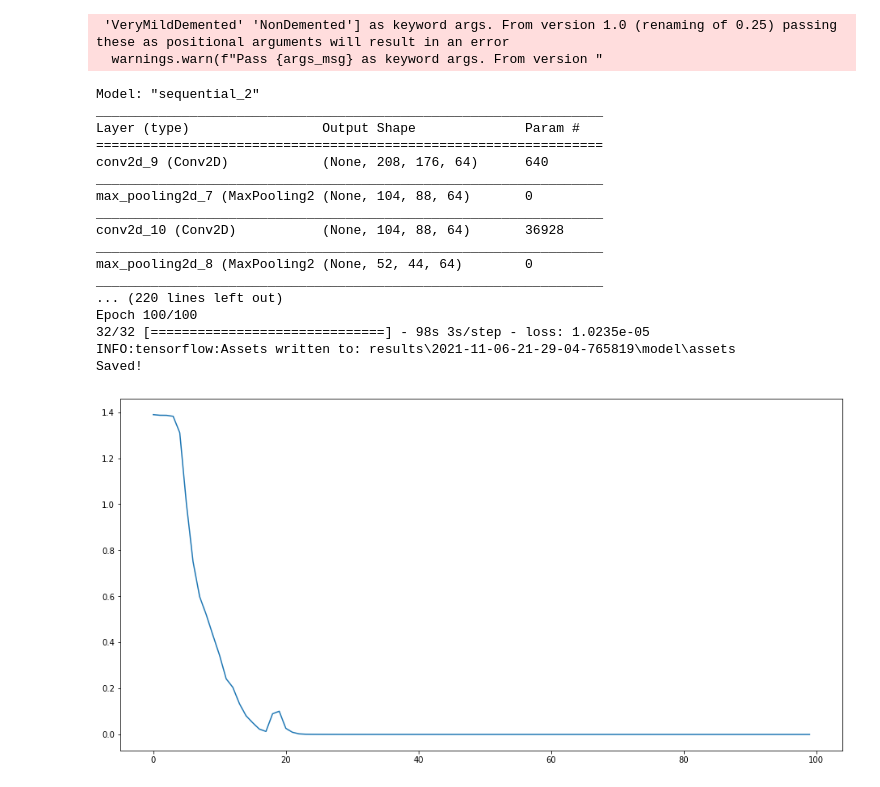
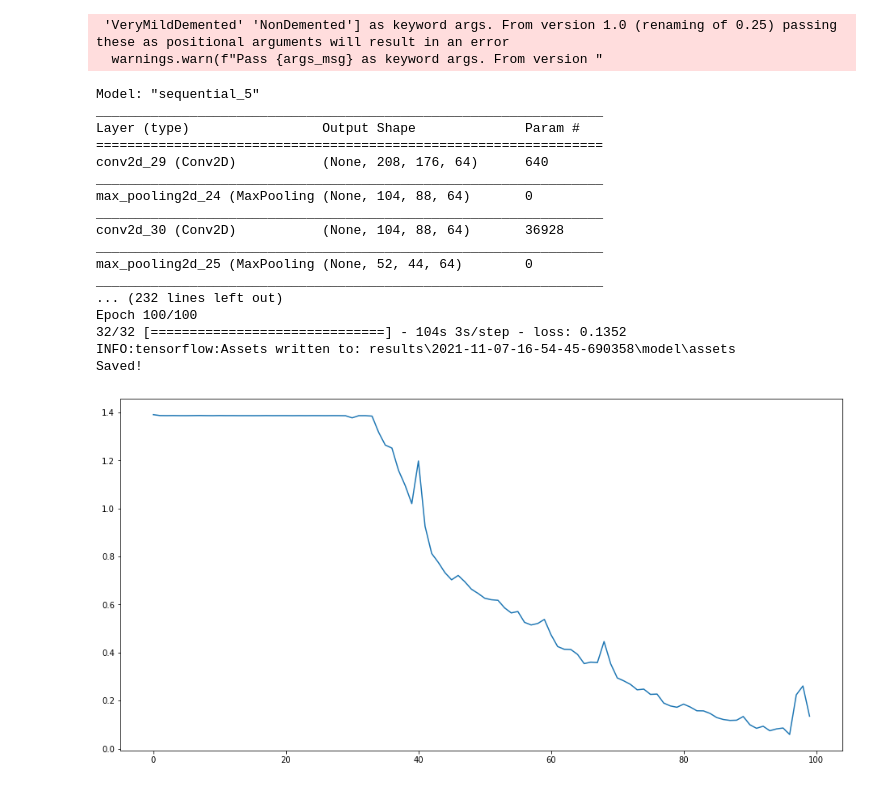
Before and after one commit to ishibeissao/alzheimer, a Jupyter notebook: alzheimer.ipynb, the cells around one changed output. Cells and saved outputs as stored; diff of their text form; code cells hidden in the pictures.

Commit message:
Adding more layers to test

```diff
--- a/alzheimer.ipynb
+++ b/alzheimer.ipynb
@@ -219,13 +219,25 @@ def get_class_weight(classes, y):
     class_weight = compute_class_weight('balanced', classes,  y)
     return dict(zip(range(len(classes)),class_weight))
 # %%
-def run_cnn(input_shape, classes, class_weight, verbose = 1):
+def run_cnn(x , y, input_shape, classes, class_weight, verbose = 1):
     model = keras.Sequential()
     model.add(keras.layers.Conv2D(64, kernel_size=(3,3), strides=(1,1), padding='same', activation='relu', input_shape=input_shape))
     model.add(keras.layers.MaxPooling2D(pool_size=(2,2), strides=(2,2)))
     model.add(keras.layers.Conv2D(64, kernel_size=(3,3), strides=(1,1), padding='same', activation='relu'))
     model.add(keras.layers.MaxPooling2D(pool_size=(2,2), strides=(2,2)))
-    model.add(keras.layers.Conv2D(64, kernel_size=(3,3), strides=(1,1),  padding='same', activation='relu'))
+    model.add(keras.layers.Conv2D(64, kernel_size=(3,3), strides=(1,1),  padding='same', activation='relu')) # 0.03895168378949165 classweigh
+    model.add(keras.layers.MaxPooling2D(pool_size=(2,2), strides=(2,2)))
+    model.add(keras.layers.Conv2D(64, kernel_size=(3,3), strides=(1,1),  padding='same', activation='relu')) # 0.21171635389328003
+    model.add(keras.layers.MaxPooling2D(pool_size=(2,2), strides=(2,2)))
+    model.add(keras.layers.Conv2D(64, kernel_size=(3,3), strides=(1,1),  padding='same', activation='relu')) # 0.1585717499256134
+    model.add(keras.layers.MaxPooling2D(pool_size=(2,2), strides=(2,2)))
+    model.add(keras.layers.Conv2D(64, kernel_size=(3,3), strides=(1,1),  padding='same', activation='relu')) # 0.07876278460025787
+    model.add(keras.layers.Dropout(0.2))
+    model.add(keras.layers.MaxPooling2D(pool_size=(2,2), strides=(2,2)))
+    model.add(keras.layers.Conv2D(64, kernel_size=(3,3), strides=(1,1),  padding='same', activation='relu')) # 0.0590631403028965
+    model.add(keras.layers.Dropout(0.2))
+    model.add(keras.layers.MaxPooling2D(pool_size=(2,2), strides=(2,2)))
+    model.add(keras.layers.Conv2D(64, kernel_size=(3,3), strides=(1,1),  padding='same', activation='relu')) # 0.18233495950698853
     model.add(keras.layers.Flatten())
     model.add(keras.layers.Dense(len(classes), activation='softmax'))
 
@@ -235,7 +247,7 @@ def run_cnn(input_shape, classes, class_weight, verbose = 1):
     model.compile(loss='categorical_crossentropy',
               optimizer='adam')
 
-    history = model.fit(x_train_prepared, y_train_prepared,
+    history = model.fit(x, y,
                     batch_size=128,
                     epochs=100, class_weight = class_weight, verbose=verbose)
 
@@ -271,35 +283,36 @@ class_weight = get_class_weight(classes, y_train)
   warnings.warn(f"Pass {args_msg} as keyword args. From version "
 # %%
 # Executing
-model, history = run_cnn(input_shape, classes, class_weight, verbose_training)
+model, history = run_cnn(x_train_prepared, y_train_prepared, input_shape, classes, class_weight, verbose_training)
+history = history.history
 foldername = save_result(model, history)
 # %% [output]
-Model: "sequential_2"
+Model: "sequential_5"
 _________________________________________________________________
 Layer (type)                 Output Shape              Param #
 =================================================================
-conv2d_9 (Conv2D)            (None, 208, 176, 64)      640
+conv2d_29 (Conv2D)           (None, 208, 176, 64)      640
 _________________________________________________________________
-max_pooling2d_7 (MaxPooling2 (None, 104, 88, 64)       0
+max_pooling2d_24 (MaxPooling (None, 104, 88, 64)       0
 _________________________________________________________________
-conv2d_10 (Conv2D)           (None, 104, 88, 64)       36928
+conv2d_30 (Conv2D)           (None, 104, 88, 64)       36928
 _________________________________________________________________
-max_pooling2d_8 (MaxPooling2 (None, 52, 44, 64)        0
+max_pooling2d_25 (MaxPooling (None, 52, 44, 64)        0
 _________________________________________________________________
-... (220 lines left out)
+... (232 lines left out)
 Epoch 100/100
-32/32 [==============================] - 98s 3s/step - loss: 1.0235e-05
-INFO:tensorflow:Assets written to: results\2021-11-06-21-29-04-765819\model\assets
+32/32 [==============================] - 104s 3s/step - loss: 0.1352
+INFO:tensorflow:Assets written to: results\2021-11-07-16-54-45-690358\model\assets
 Saved!
 # %%
 # Evaluating CNN
-plot_loss_history(history.history,verbose_evaluating)
+plot_loss_history(history,verbose_evaluating)
 print("\nTraining")
 train_score = evaluate_model(model, x_train_prepared, y_train_prepared, inv_class_map, verbose_evaluating)
 print("\nValidation")
 val_score = evaluate_model(model, x_val_prepared, y_val_prepared, inv_class_map, verbose_evaluating)
 save_evaluation(foldername,'training', train_score)
 save_evaluation(foldername,'validation', val_score)
 # %% [output]
-[figure, old version]
+[figure, new version]
 Training
```
Also changed, not shown: parts of 3 cells of this notebook.
